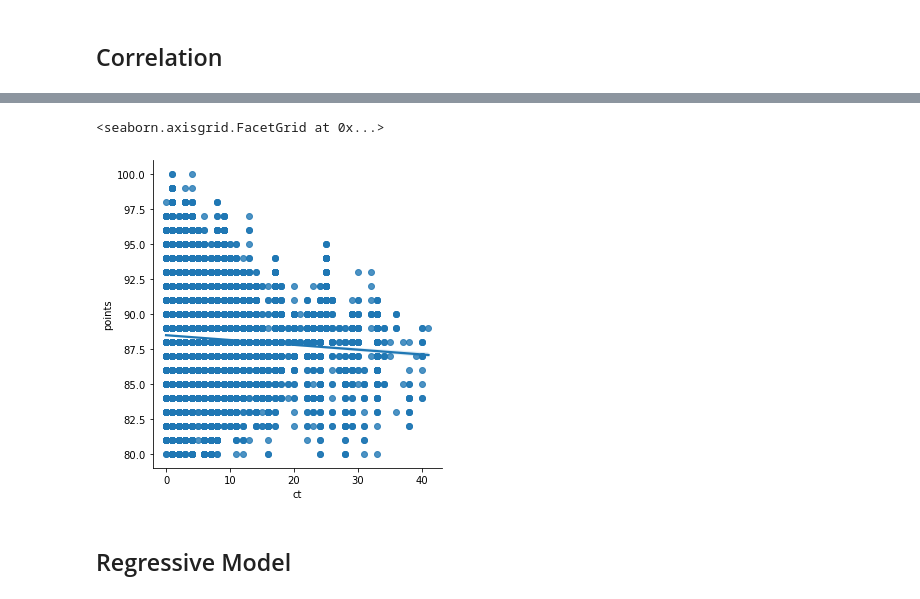
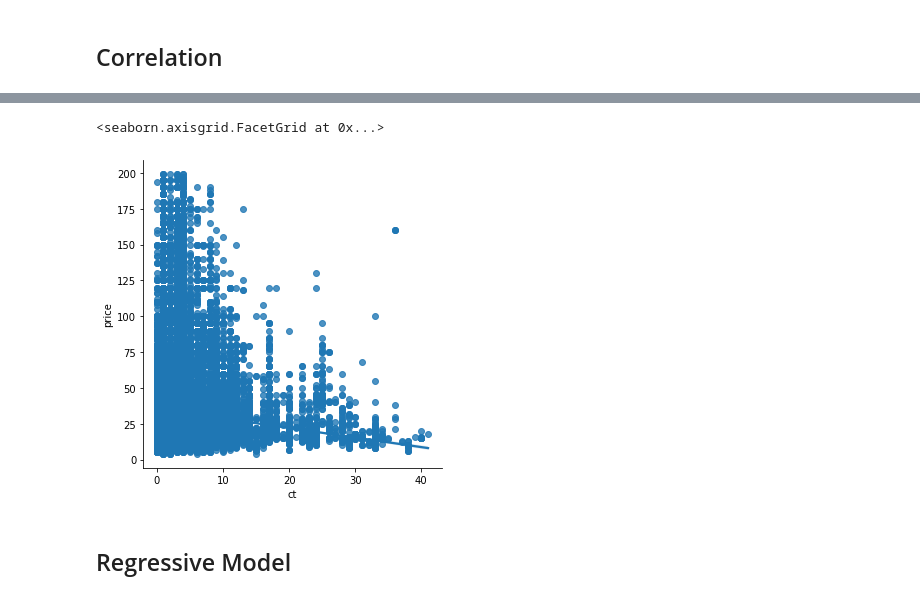
Before and after one commit to laurelhickey/Data_Analytics_Project, a Jupyter notebook: Wine Reviews Modelling.ipynb, the cells around one changed output, grey strips where cells are left out. Saved outputs shown, nothing was run; the diff lists cells and outputs as text; code cells hidden in the pictures.

```diff
--- a/Wine Reviews Modelling.ipynb
+++ b/Wine Reviews Modelling.ipynb
@@ -201,8 +201,8 @@ sns.lmplot(y = 'points', x='pr', data=df1)
 # %%
-sns.lmplot(y = 'points', x='ct', data=df1)
+sns.lmplot(y = 'price', x='ct', data=df1)
 # %% [output]
 <seaborn.axisgrid.FacetGrid at 0x...>
-[figure, old version]
+[figure, new version]
 # %% [markdown]
 <h2>Regressive Model</h2>
 # %%
```
Also changed, not shown: parts of 23 cells of this notebook.
